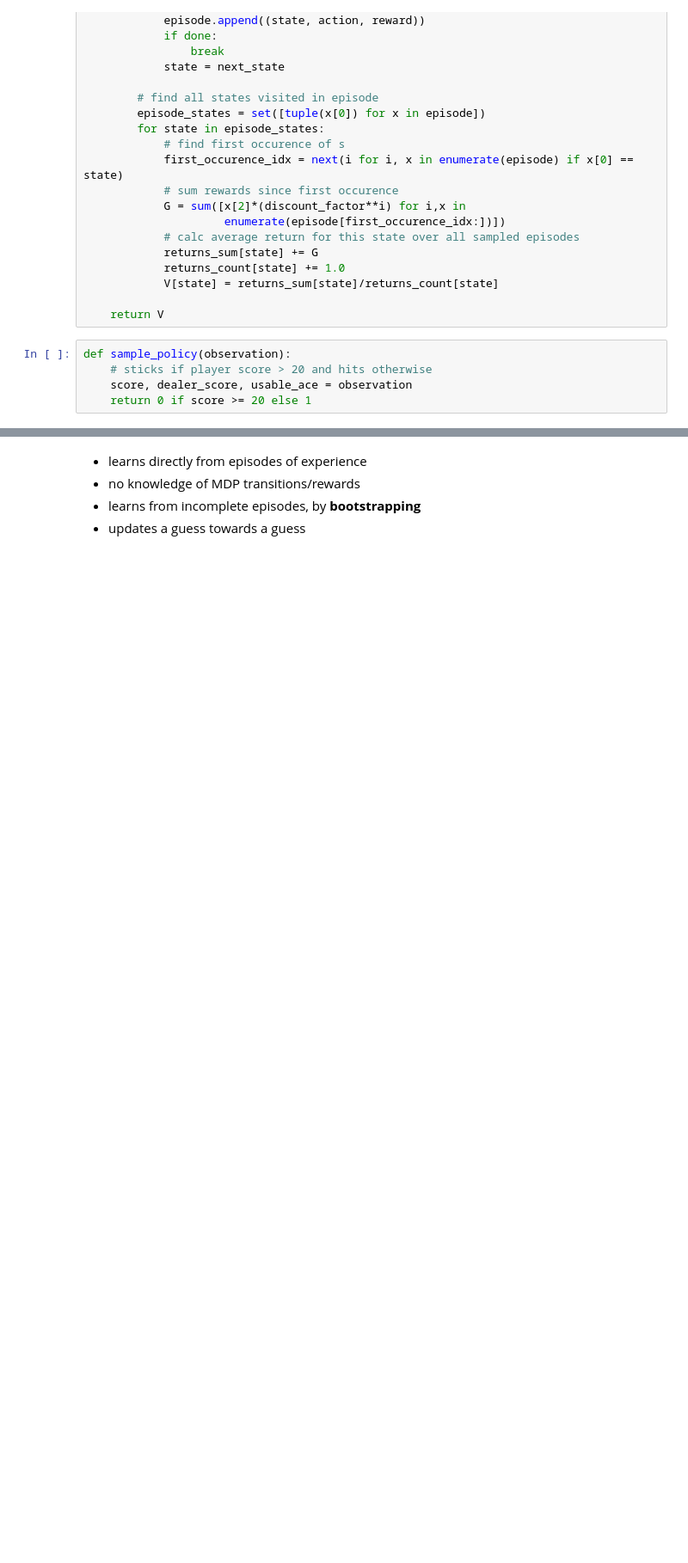
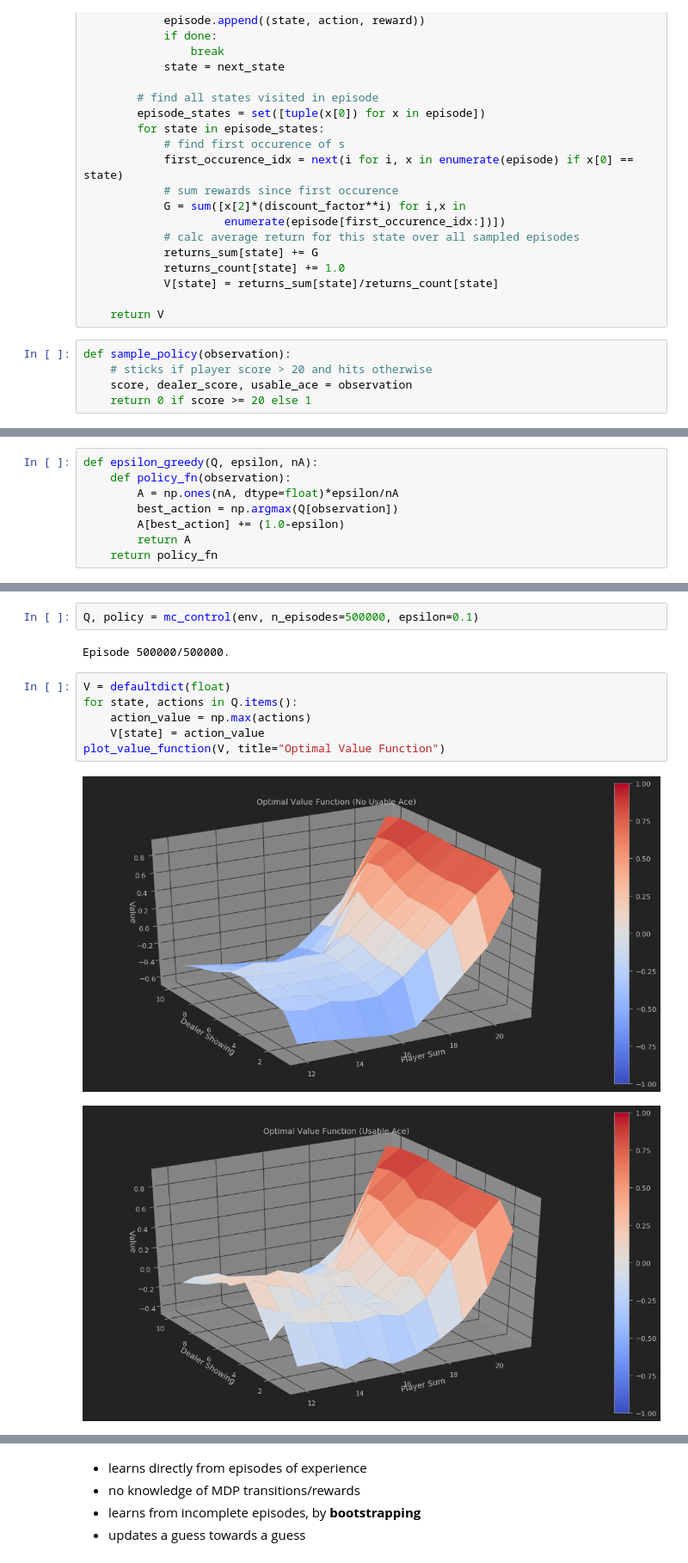
Before and after one commit to markdyousef/reinforcement-learning, a Jupyter notebook: ModelFree.ipynb, the cells around one changed output, grey strips where cells are left out. Shown at 86% size. Drawn from its saved outputs; the diff is of its cells as text; blank space fills up the shorter version.

Commit message:
implemented mc control w/ e-greedy exploration

```diff
--- a/ModelFree.ipynb
+++ b/ModelFree.ipynb
@@ -130,0 +148,8 @@ Episode 500000/500000.
+# %%
+def epsilon_greedy(Q, epsilon, nA):
+    def policy_fn(observation):
+        A = np.ones(nA, dtype=float)*epsilon/nA
+        best_action = np.argmax(Q[observation])
+        A[best_action] += (1.0-epsilon)
+        return A
+    return policy_fn
@@ -130,0 +196,13 @@ Episode 500000/500000.
+# %%
+Q, policy = mc_control(env, n_episodes=500000, epsilon=0.1)
+# %% [output]
+Episode 500000/500000.
+# %%
+V = defaultdict(float)
+for state, actions in Q.items():
+    action_value = np.max(actions)
+    V[state] = action_value
+plot_value_function(V, title="Optimal Value Function")
+# %% [output]
+[figure, added]
+[figure, added]
```
Also changed, not shown: parts of 24 cells of this notebook.
